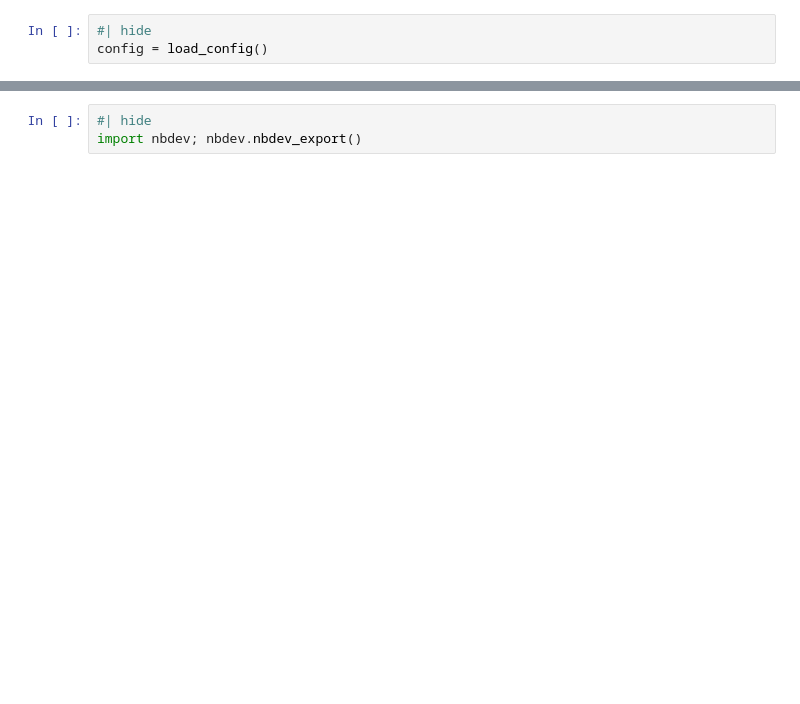
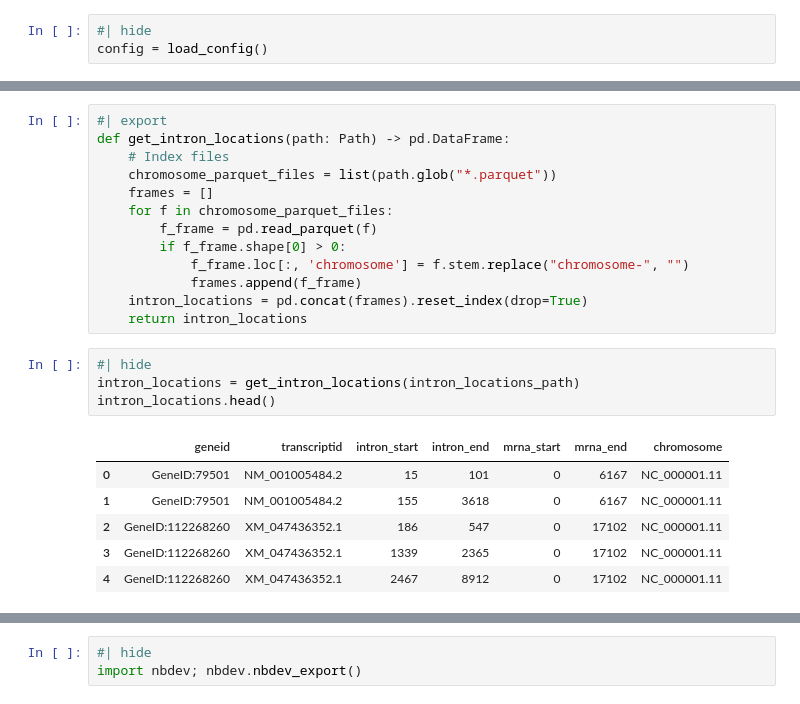
Before and after one commit to DataAndDeadlifts/main, a Jupyter notebook: nbs/02 training.transcription.index.ipynb, the cells around one changed output, grey strips where cells are left out. Cells and saved outputs as stored; diff of their text form; blank space fills up the shorter version.

```diff
--- a/nbs/02 training.transcription.index.ipynb
+++ b/nbs/02 training.transcription.index.ipynb
@@ -398,0 +68,24 @@ data, target, data.shape, target.shape
+# %%
+#| export
+def get_intron_locations(path: Path) -> pd.DataFrame:
+    # Index files
+    chromosome_parquet_files = list(path.glob("*.parquet"))
+    frames = []
+    for f in chromosome_parquet_files:
+        f_frame = pd.read_parquet(f)
+        if f_frame.shape[0] > 0:
+            f_frame.loc[:, 'chromosome'] = f.stem.replace("chromosome-", "")
+            frames.append(f_frame)
+    intron_locations = pd.concat(frames).reset_index(drop=True)
+    return intron_locations
+# %%
+#| hide
+intron_locations = get_intron_locations(intron_locations_path)
+intron_locations.head()
+# %% [output]
+|  | geneid | transcriptid | intron_start | intron_end | mrna_start | mrna_end | chromosome |
+| 0 | GeneID:79501 | NM_001005484.2 | 15 | 101 | 0 | 6167 | NC_000001.11 |
+| 1 | GeneID:79501 | NM_001005484.2 | 155 | 3618 | 0 | 6167 | NC_000001.11 |
+| 2 | GeneID:112268260 | XM_047436352.1 | 186 | 547 | 0 | 17102 | NC_000001.11 |
+| 3 | GeneID:112268260 | XM_047436352.1 | 1339 | 2365 | 0 | 17102 | NC_000001.11 |
+| 4 | GeneID:112268260 | XM_047436352.1 | 2467 | 8912 | 0 | 17102 | NC_000001.11 |
```
Also changed, not shown: parts of 74 cells of this notebook, 10 other files.
